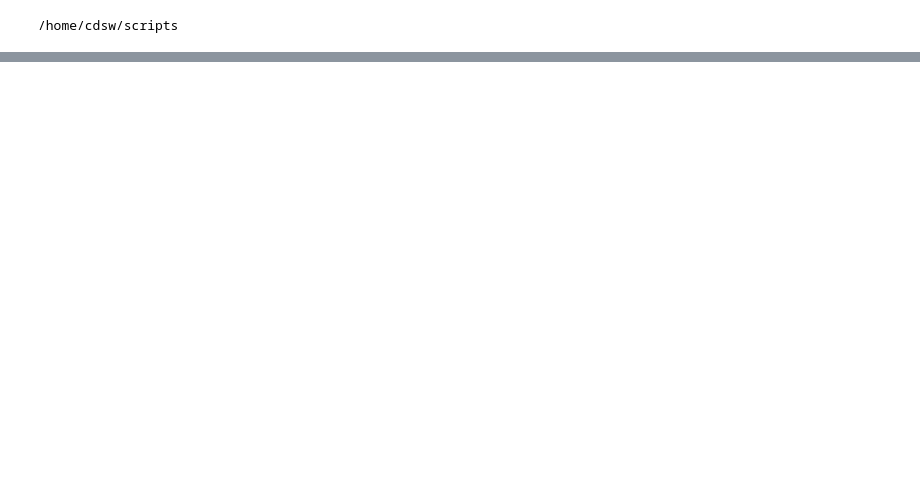
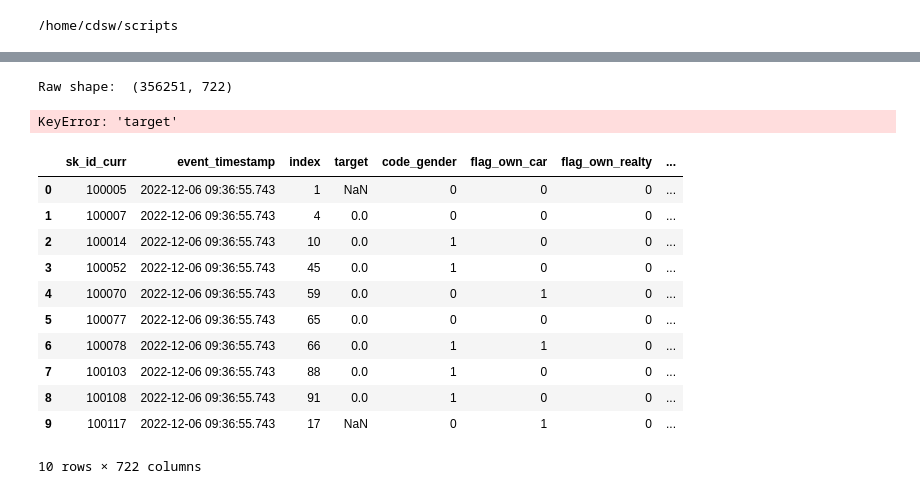
Before and after one commit to SuperEllipse/homecredit, a Jupyter notebook: scripts/homecredit-feature-store.ipynb, the cells around one changed output, grey strips where cells are left out. Cells and saved outputs as stored; diff of their text form; code cells hidden in the pictures; blank space fills up the shorter version.

```diff
--- a/scripts/homecredit-feature-store.ipynb
+++ b/scripts/homecredit-feature-store.ipynb
@@ -80,0 +97,27 @@ memory usage: 1.9 GB
+# %%
+import pandas as pd
+df = pd.read_csv('/home/cdsw/04_RAW_TRAINING_DATA/processed_data.csv')
+print("Raw shape: ", df.shape)
+
+y = df['target']
+feats = [f for f in df.columns if f not in ['target','sk_id_curr','sk_id_bureau','sk_id_prev','index', 'event_timestamp']]
+X = df[feats]
+print("X shape: ", X.shape, "    y shape:", y.shape)
+# %% [output]
+Raw shape:  (356251, 722)
+KeyError: 'target'
+# %%
+training_df.head(10)
+# %% [output]
+|  | sk_id_curr | event_timestamp | index | target | code_gender | flag_own_car | flag_own_realty | ... |
+| 0 | 100005 | 2022-12-06 09:36:55.743 | 1 | NaN | 0 | 0 | 0 | ... |
+| 1 | 100007 | 2022-12-06 09:36:55.743 | 4 | 0.0 | 0 | 0 | 0 | ... |
+| 2 | 100014 | 2022-12-06 09:36:55.743 | 10 | 0.0 | 1 | 0 | 0 | ... |
+| 3 | 100052 | 2022-12-06 09:36:55.743 | 45 | 0.0 | 1 | 0 | 0 | ... |
+| 4 | 100070 | 2022-12-06 09:36:55.743 | 59 | 0.0 | 0 | 1 | 0 | ... |
+| 5 | 100077 | 2022-12-06 09:36:55.743 | 65 | 0.0 | 0 | 0 | 0 | ... |
+| 6 | 100078 | 2022-12-06 09:36:55.743 | 66 | 0.0 | 1 | 1 | 0 | ... |
+| 7 | 100103 | 2022-12-06 09:36:55.743 | 88 | 0.0 | 1 | 0 | 0 | ... |
+| 8 | 100108 | 2022-12-06 09:36:55.743 | 91 | 0.0 | 1 | 0 | 0 | ... |
+| 9 | 100117 | 2022-12-06 09:36:55.743 | 17 | NaN | 0 | 1 | 0 | ... |
+10 rows × 722 columns
```
Also changed, not shown: parts of 8 cells of this notebook, 16 other files.
